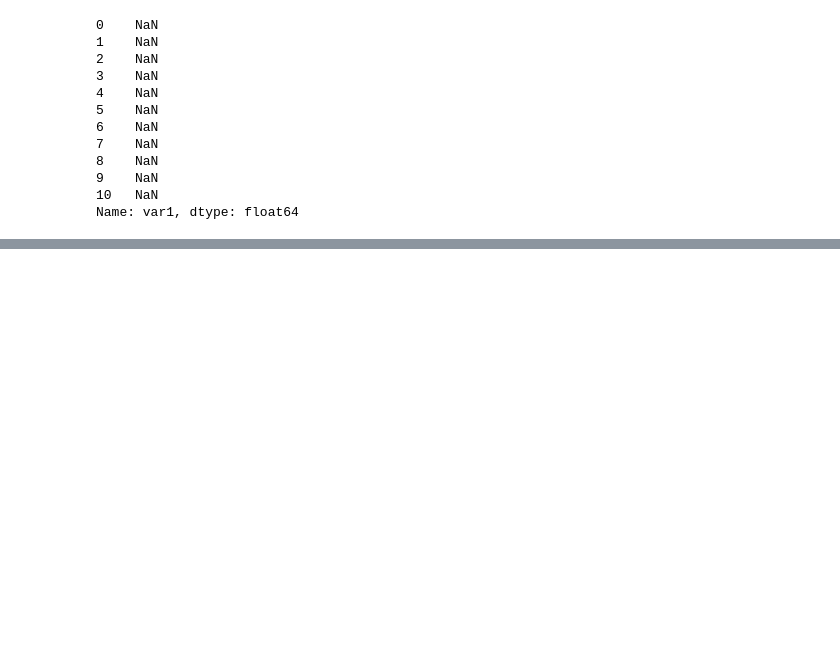
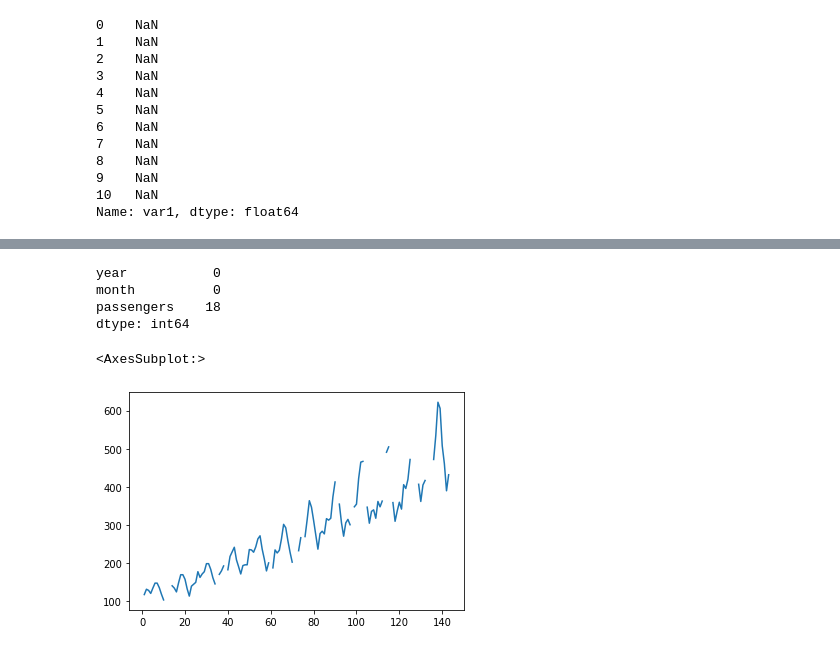
Before and after one commit to bulent-1111/Data_Science, a Jupyter notebook: DE_Pandas_Unterricht_Notebook/06_Pandas_Wiederholt.ipynb, the cells around one changed output, grey strips where cells are left out. Drawn from its saved outputs; the diff is of its cells as text; code cells hidden in the pictures; blank space fills up the shorter version.

```diff
--- a/DE_Pandas_Unterricht_Notebook/06_Pandas_Wiederholt.ipynb
+++ b/DE_Pandas_Unterricht_Notebook/06_Pandas_Wiederholt.ipynb
@@ -663,0 +1840,12 @@ Name: var1, dtype: object
+# %%
+flights.isnull().sum()
+# %% [output]
+year           0
+month          0
+passengers    18
+dtype: int64
+# %%
+flights.passengers.plot()
+# %% [output]
+<AxesSubplot:>
+[figure, added]
```
Also changed, not shown: parts of 111 cells of this notebook, 6 other files.
